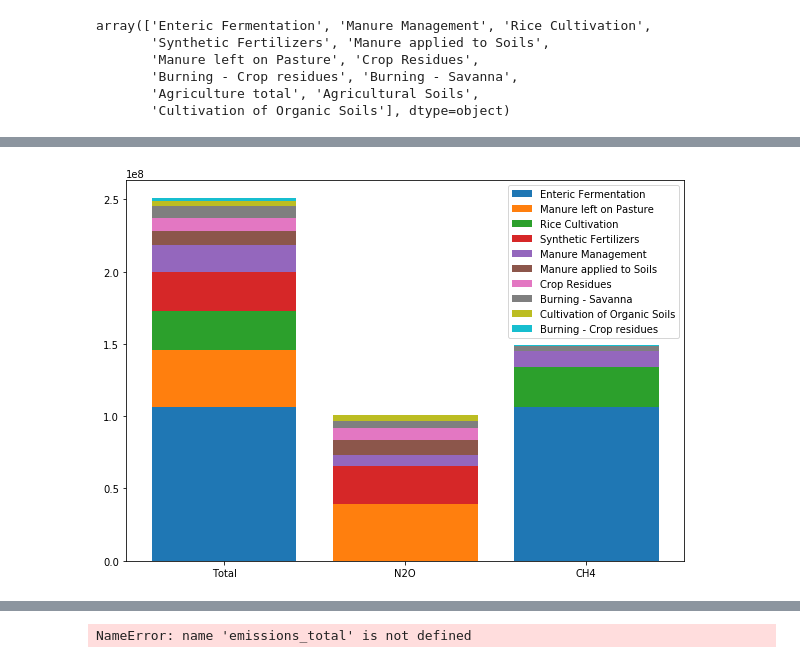
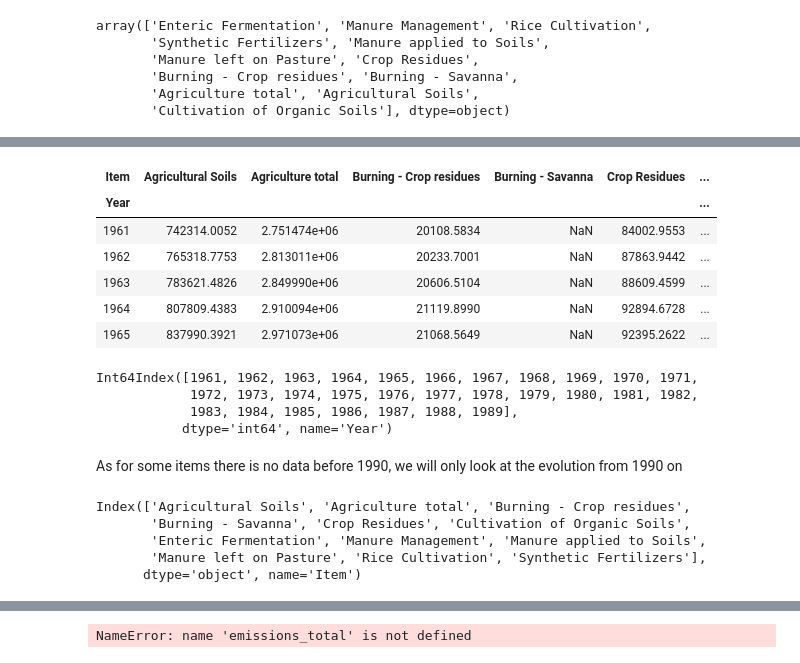
Before and after one commit to Lambo97/ADAProject, a Jupyter notebook: src/Milestone2.ipynb, the cells around one changed output, grey strips where cells are left out. Cells and saved outputs as stored; diff of their text form; code cells hidden in the pictures.

```diff
--- a/src/Milestone2.ipynb
+++ b/src/Milestone2.ipynb
@@ -167,22 +122,21 @@ emissions_plot.head()
-# %%
-from matplotlib.rcsetup import cycler
-
-fig, ax = plt.subplots(figsize=(10,7))
-
-items = emissions_plot['Item']
-margin_bottom = np.zeros(emissions_plot.shape[1]-1)
-
-ind = ["Total", "N2O", "CH4"]
-
-colors = plt.cm.tab10(np.linspace(0, 1, len(emissions_plot['Item'])))
-
-for num, item in enumerate(items):
-    values = list(emissions_plot.loc[num])[1:4]
-    plt.bar(ind, values, bottom=margin_bottom, color = colors[num],label=item)
-    margin_bottom += values
-plt.legend()
-plt.show()
-
-#should add the emissions from energy use
-# %% [output]
-[figure, removed]
+# %%
+# Pivot the table to make element columns
+emissions_world = pd.pivot_table(emissions_world, values='Value', index=['Year'], columns='Item')
+emissions_world.head()
+# %% [output]
+| Item | Agricultural Soils | Agriculture total | Burning - Crop residues | Burning - Savanna | Crop Residues | ... |
+| Year |  |  |  |  |  | ... |
+| 1961 | 742314.0052 | 2.751474e+06 | 20108.5834 | NaN | 84002.9553 | ... |
+| 1962 | 765318.7753 | 2.813011e+06 | 20233.7001 | NaN | 87863.9442 | ... |
+| 1963 | 783621.4826 | 2.849990e+06 | 20606.5104 | NaN | 88609.4599 | ... |
+| 1964 | 807809.4383 | 2.910094e+06 | 21119.8990 | NaN | 92894.6728 | ... |
+| 1965 | 837990.3921 | 2.971073e+06 | 21068.5649 | NaN | 92395.2622 | ... |
+# %%
+emissions_world[emissions_world.isna().any(axis=1)].index
+# %% [output]
+Int64Index([1961, 1962, 1963, 1964, 1965, 1966, 1967, 1968, 1969, 1970, 1971,
+            1972, 1973, 1974, 1975, 1976, 1977, 1978, 1979, 1980, 1981, 1982,
+            1983, 1984, 1985, 1986, 1987, 1988, 1989],
+           dtype='int64', name='Year')
+# %% [markdown]
+As for some items there is no data before 1990, we will only look at the evolution from 1990 on
@@ -188,0 +145,8 @@ plt.show()
+# %%
+emissions_world.columns
+# %% [output]
+Index(['Agricultural Soils', 'Agriculture total', 'Burning - Crop residues',
+       'Burning - Savanna', 'Crop Residues', 'Cultivation of Organic Soils',
+       'Enteric Fermentation', 'Manure Management', 'Manure applied to Soils',
+       'Manure left on Pasture', 'Rice Cultivation', 'Synthetic Fertilizers'],
+      dtype='object', name='Item')
```
Also changed, not shown: parts of 18 cells of this notebook.
